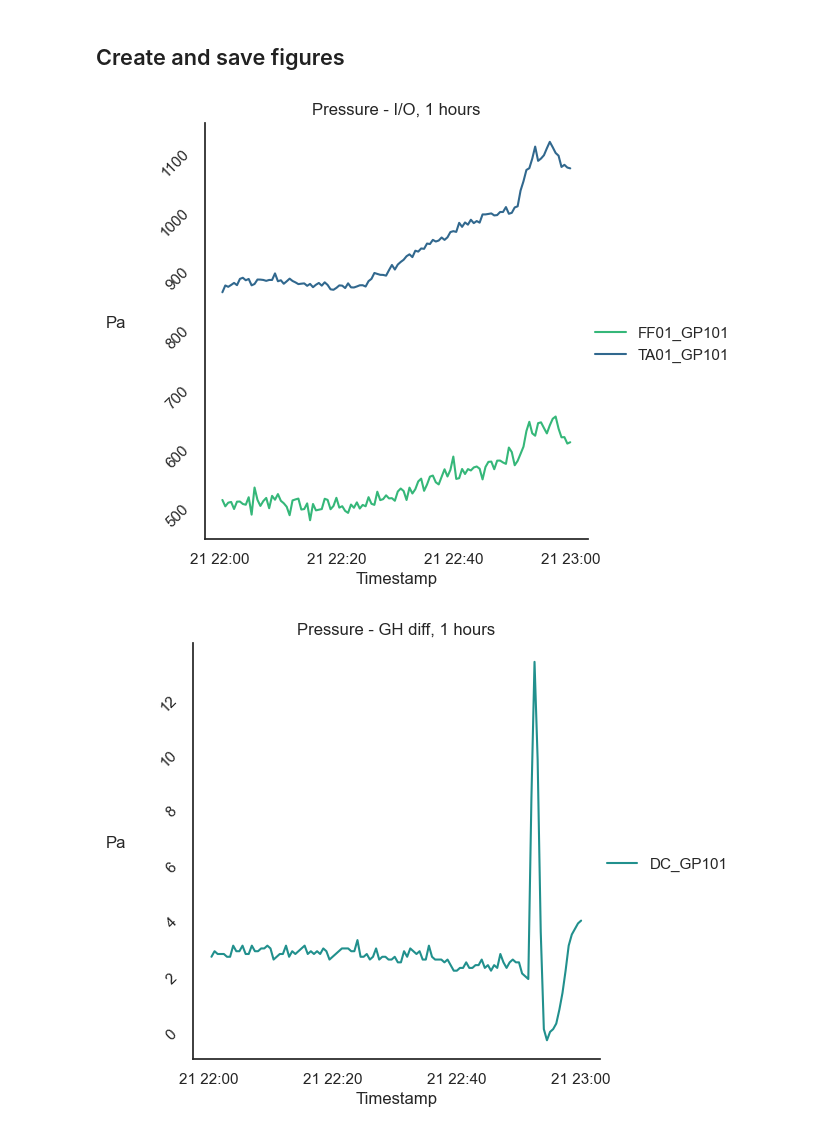
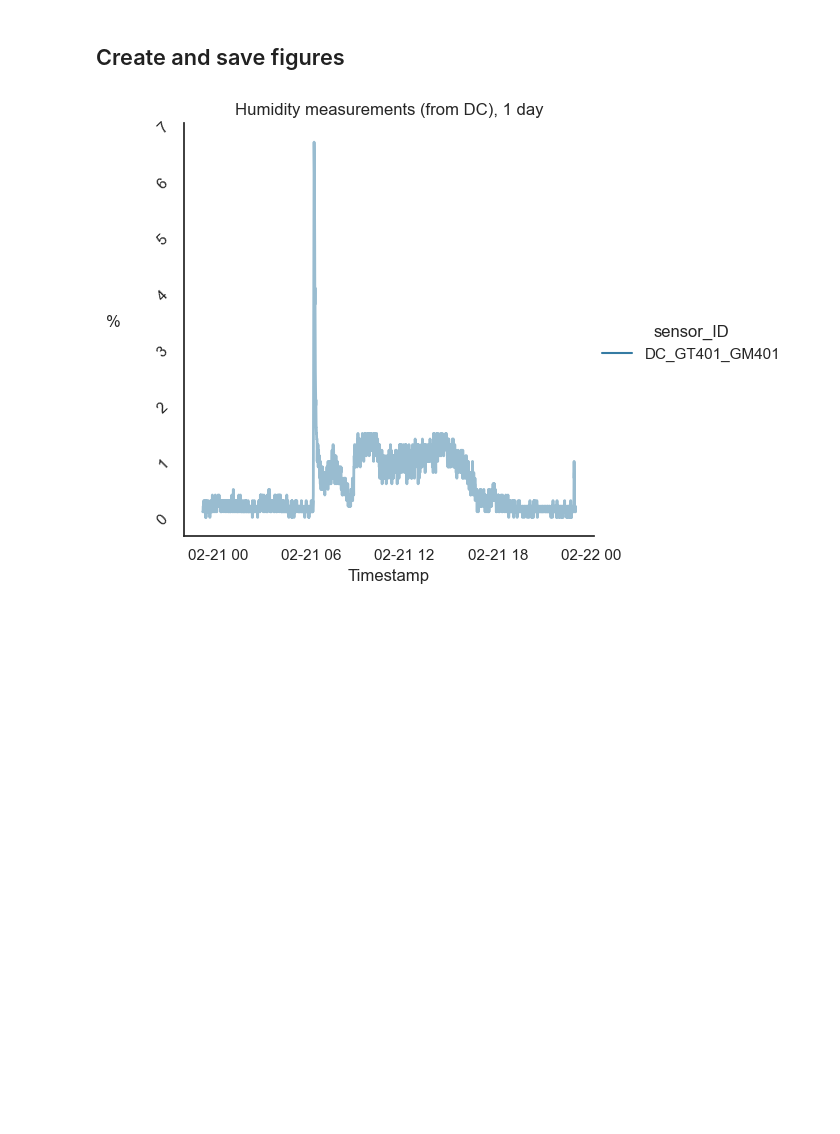
Before and after one commit to oStglnd/rise-gh, a Jupyter notebook: plotting/plots.ipynb, the cells around one changed output. Saved outputs shown, nothing was run; the diff lists cells and outputs as text; code cells hidden in the pictures; blank space fills up the shorter version.

```diff
--- a/plotting/plots.ipynb
+++ b/plotting/plots.ipynb
@@ -12,12 +12,12 @@ import matplotlib.pyplot as plt
 # define relevant paths
 home_path = os.path.dirname(os.getcwd())
 data_path = home_path + '\\data\\'
-plot_path = home_path + '\\plots\\'
+plot_path = home_path + '\\plotting\\plots\\'
 # %%
 # define HYPERPARAMS
-plot_unit   = '1 hours'
-plot_suffix = '1h'
-plot_nsteps = 120 # 2 steps per minute
+plot_unit   = '1 day'
+plot_suffix = '1d'
+plot_nsteps = 2880 # 2 steps per minute
 
 # set seaborn style/theme
 sns.set_theme()
@@ -80,12 +80,23 @@ WIND
 plot_cats = [
     # EXAMPLE: ('title', 'type', 'filter (RegEx)', 'units', 'palette', 'alpha', 'filename'),
     {
+        'title':'Humidity measurements (from DC), {}'.format(plot_unit),
+        'type':'humidity',
+        'filter':'DC_GT401_GM401',
+        'units':'%',
+        'palette':'mako',
+        'alpha':0.5,
+        'linewidth':2.0,
+        'save':True,
+        'fname':'humid_dc_{}.png'.format(plot_suffix),
+    },{
         'title':'Pressure - I/O, {}'.format(plot_unit),
         'type':'pressure',
         'filter':'TA01_GP101|FF01_GP101',
         'units':'Pa',
         'palette':'viridis_r',
         'alpha':1.0,
+        'linewidth':1.5,
         'save':False,
         'fname':'pa_ff01_{}.png'.format(plot_suffix),
     },
@@ -96,6 +107,7 @@ plot_cats = [
         'units':'Pa',
         'palette':'viridis_r',
         'alpha':1.0,
+        'linewidth':1.5,
         'save':False,
         'fname':'pa_ff01_{}.png'.format(plot_suffix),
     },
@@ -106,6 +118,7 @@ plot_cats = [
         'units':'Pa',
         'palette':'viridis_r',
         'alpha':1.0,
+        'linewidth':1.5,
         'save':False,
         'fname':'pa_ta01_{}.png'.format(plot_suffix),
     },
@@ -116,6 +129,7 @@ plot_cats = [
         'units':'hPa',
         'palette':'viridis_r',
         'alpha':1.0,
+        'linewidth':1.5,
         'save':False,
         'fname':'pa_smhi_{}.png'.format(plot_suffix),
     },
@@ -126,6 +140,7 @@ plot_cats = [
         'units':'hPa',
         'palette':'viridis_r',
         'alpha':1.0,
+        'linewidth':1.5,
         'save':False,
         'fname':'pa_smhi_{}.png'.format(plot_suffix),
     },{
@@ -135,6 +150,7 @@ plot_cats = [
         'units':'hPa',
         'palette':'Oranges',
         'alpha':1.0,
+        'linewidth':1.5,
         'save':False,
         'fname':'pa_smhi_{}.png'.format(plot_suffix),
     },
@@ -146,36 +162,35 @@ plot_cats = [
 data_cropped = data.iloc[-plot_nsteps:]
 
 # iterate over plot params and save figs
-for params in plot_cats:
+for params in plot_cats[:1]:
 
     if type(params['type']) == list:
         subset = data_cropped.filter(regex=params['filter'], axis=1).droplevel(level=1, axis=1)
         subset = subset[params['type']]
     else:
         subset = data_cropped[params['type']].filter(regex=params['filter'])
     ax = sns.relplot(
         data=subset,
         kind='line',
         palette= params['palette'],
         alpha= params['alpha'],
+        linewidth=params['linewidth'],
         dashes=False,
         markers=False,
         legend='full',
-        linewidth=1.5
     )
 
     ax.set_xticklabels(step=2)
 
     plt.yticks(rotation=45)
     plt.xlabel('Timestamp')
     plt.ylabel(params['units'], loc='center', rotation=0, fontsize=12, labelpad=30)
     plt.title(params['title'])
 
     if params['save']:
         fpath = plot_path + params['fname']
         plt.savefig(fpath, bbox_inches='tight', dpi=200)
 
     plt.show()
 # %% [output]
-[figure, old version]
+[figure, new version]
-[figure, removed]
```
Also changed, not shown: parts of 1 cell of this notebook, 2 other files.
